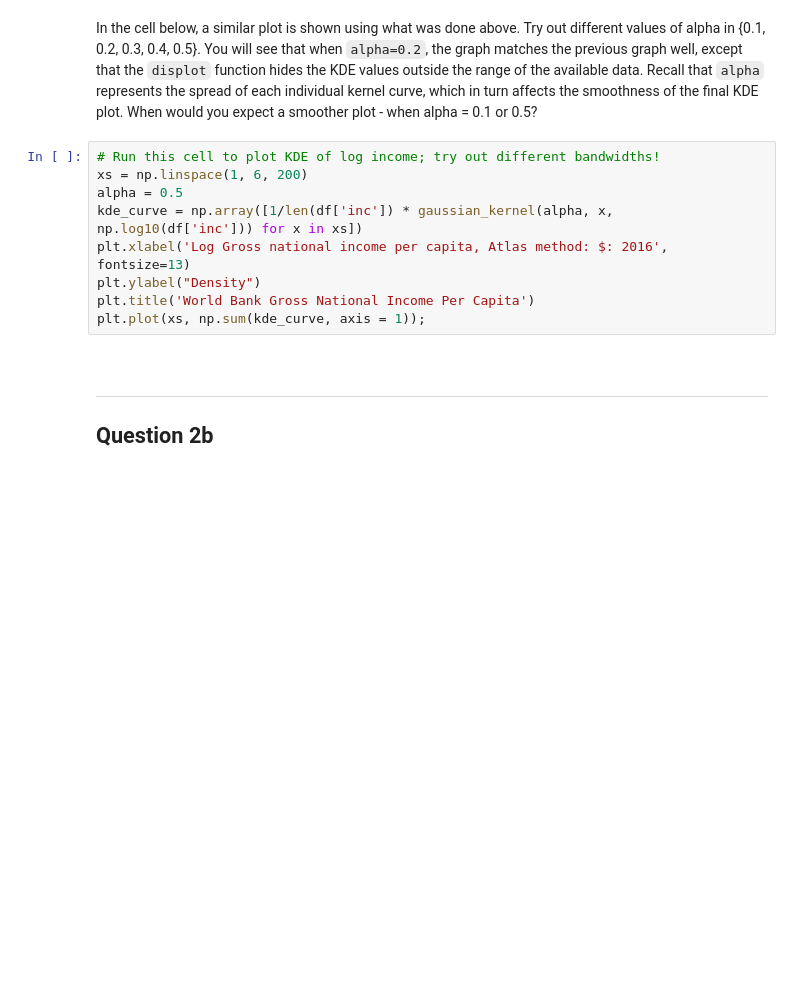
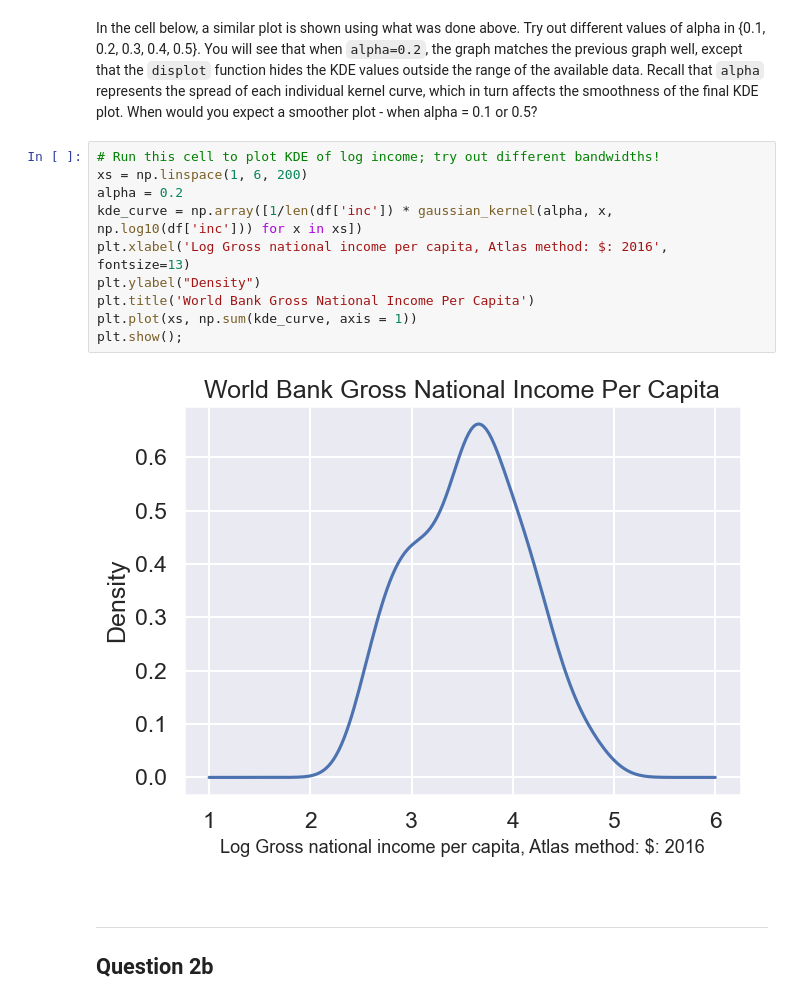
Before and after one commit to ac0033/sp25-student, a Jupyter notebook: lab/lab04/lab04.ipynb, the cells around one changed output. Cells and saved outputs as stored; diff of their text form; blank space fills up the shorter version.

```diff
--- a/lab/lab04/lab04.ipynb
+++ b/lab/lab04/lab04.ipynb
@@ -466,12 +520,15 @@ In the cell below, a similar plot is shown using what was done above. Try out di
 # %%
 # Run this cell to plot KDE of log income; try out different bandwidths!
 xs = np.linspace(1, 6, 200)
-alpha = 0.5
+alpha = 0.2
 kde_curve = np.array([1/len(df['inc']) * gaussian_kernel(alpha, x, np.log10(df['inc'])) for x in xs])
 plt.xlabel('Log Gross national income per capita, Atlas method: $: 2016', fontsize=13)
 plt.ylabel("Density")
 plt.title('World Bank Gross National Income Per Capita')
-plt.plot(xs, np.sum(kde_curve, axis = 1));
+plt.plot(xs, np.sum(kde_curve, axis = 1))
+plt.show();
+# %% [output]
+[figure, added]
 # %% [markdown]
 <br>
 
```
Also changed, not shown: parts of 25 cells of this notebook, 1 other file.
